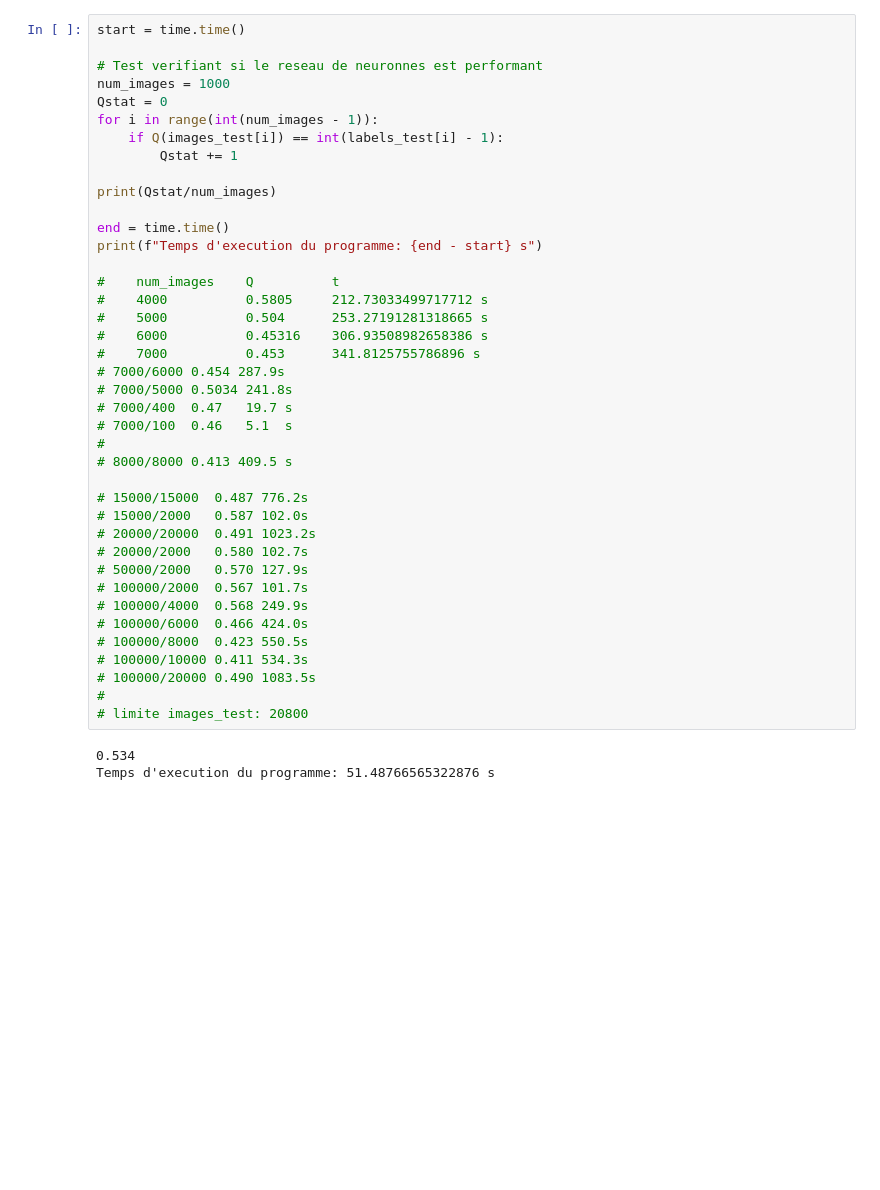
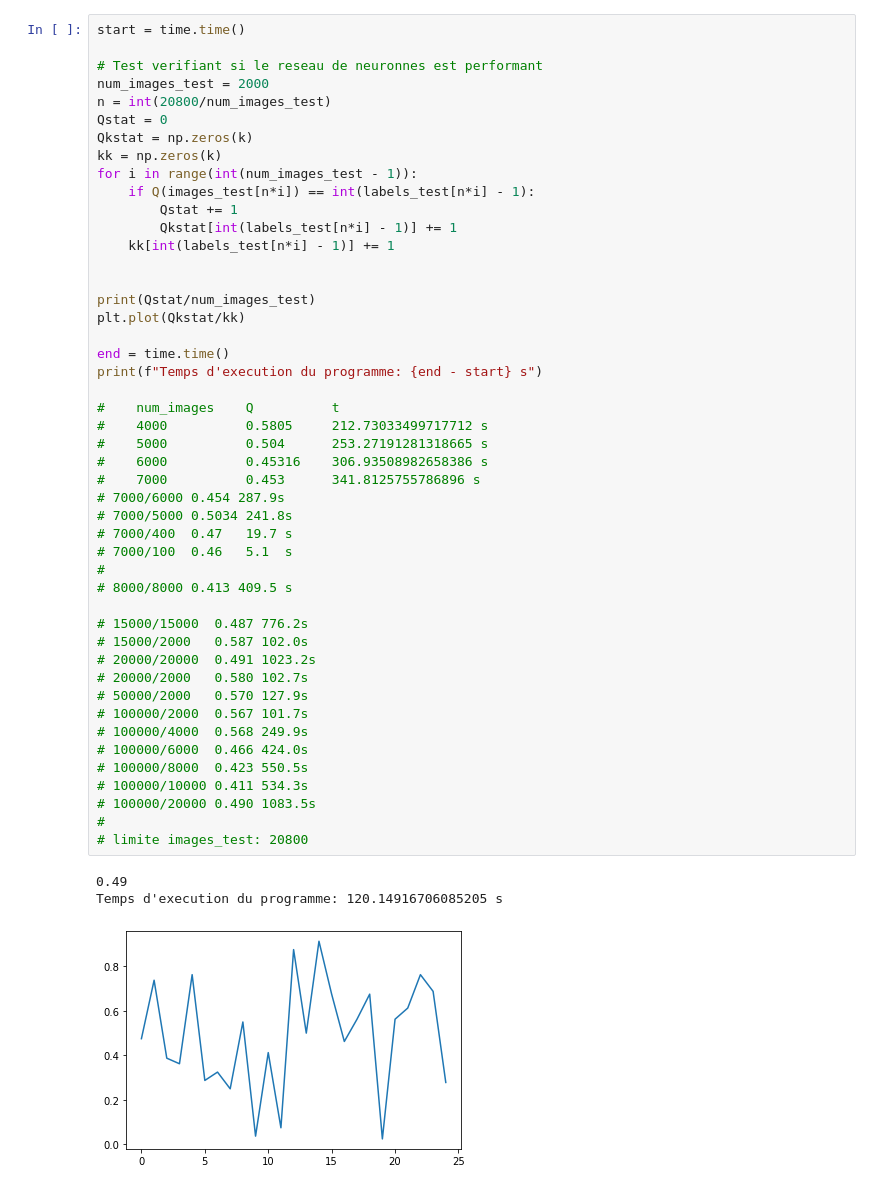
Before and after one commit to Undreak/Reseau-de-neurones, a Jupyter notebook: ReseauDeNeuronnes.ipynb, the cells around one changed output. Saved outputs shown, nothing was run; the diff lists cells and outputs as text; blank space fills up the shorter version.

```diff
--- a/ReseauDeNeuronnes.ipynb
+++ b/ReseauDeNeuronnes.ipynb
@@ -65,42 +65,50 @@ Temps d'execution du programme: 115.38338422775269 s
 start = time.time()
 
 # Test verifiant si le reseau de neuronnes est performant
-num_images = 1000
+num_images_test = 2000
+n = int(20800/num_images_test)
 Qstat = 0
-for i in range(int(num_images - 1)):
-    if Q(images_test[i]) == int(labels_test[i] - 1):
+Qkstat = np.zeros(k)
+kk = np.zeros(k)
+for i in range(int(num_images_test - 1)):
+    if Q(images_test[n*i]) == int(labels_test[n*i] - 1):
         Qstat += 1
+        Qkstat[int(labels_test[n*i] - 1)] += 1
+    kk[int(labels_test[n*i] - 1)] += 1
 
-print(Qstat/num_images)
+
+print(Qstat/num_images_test)
+plt.plot(Qkstat/kk)
 
 end = time.time()
 print(f"Temps d'execution du programme: {end - start} s")
 
 #    num_images    Q          t
 #    4000          0.5805     212.73033499717712 s
 #    5000          0.504      253.27191281318665 s
 #    6000          0.45316    306.93508982658386 s
 #    7000          0.453      341.8125755786896 s
 # 7000/6000 0.454 287.9s
 # 7000/5000 0.5034 241.8s
 # 7000/400  0.47   19.7 s
 # 7000/100  0.46   5.1  s
 #
 # 8000/8000 0.413 409.5 s
 
 # 15000/15000  0.487 776.2s
 # 15000/2000   0.587 102.0s
 # 20000/20000  0.491 1023.2s
 # 20000/2000   0.580 102.7s
 # 50000/2000   0.570 127.9s
 # 100000/2000  0.567 101.7s
 # 100000/4000  0.568 249.9s
 # 100000/6000  0.466 424.0s
 # 100000/8000  0.423 550.5s
 # 100000/10000 0.411 534.3s
 # 100000/20000 0.490 1083.5s
 #
 # limite images_test: 20800
 # %% [output]
-0.534
-Temps d'execution du programme: 51.48766565322876 s
+0.49
+Temps d'execution du programme: 120.14916706085205 s
+[figure, added]
```
Also changed, not shown: parts of 8 cells of this notebook.
